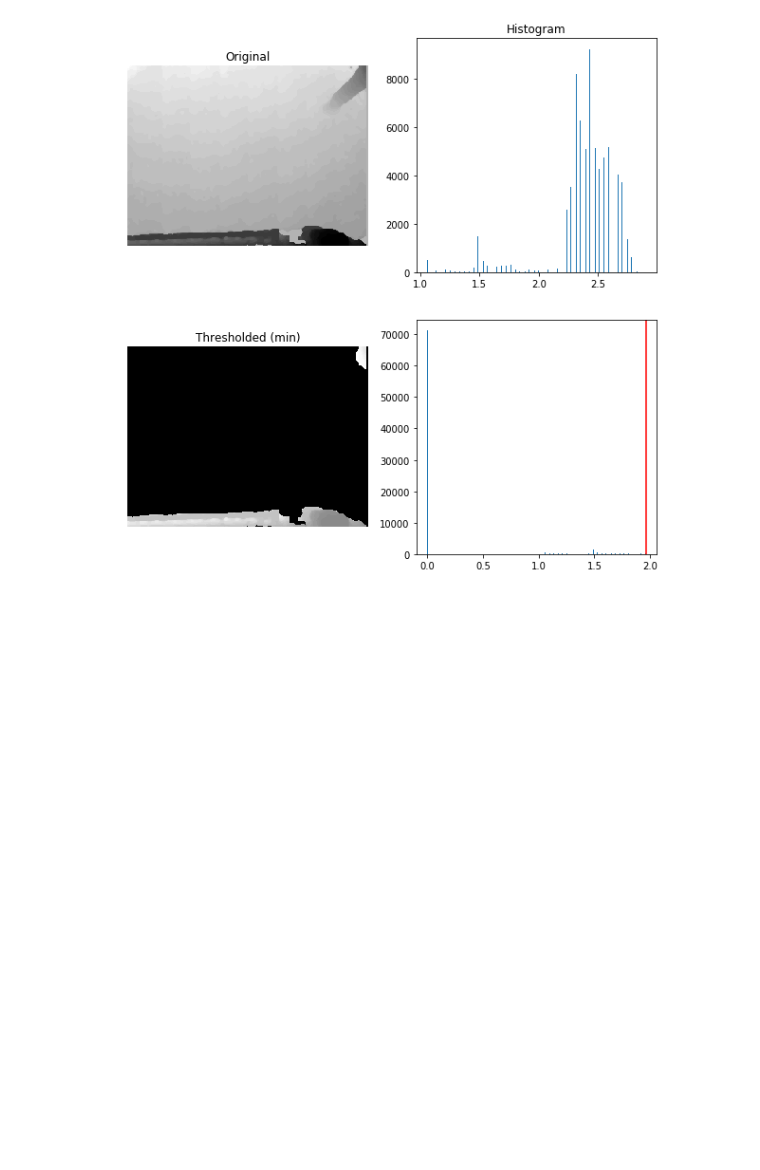
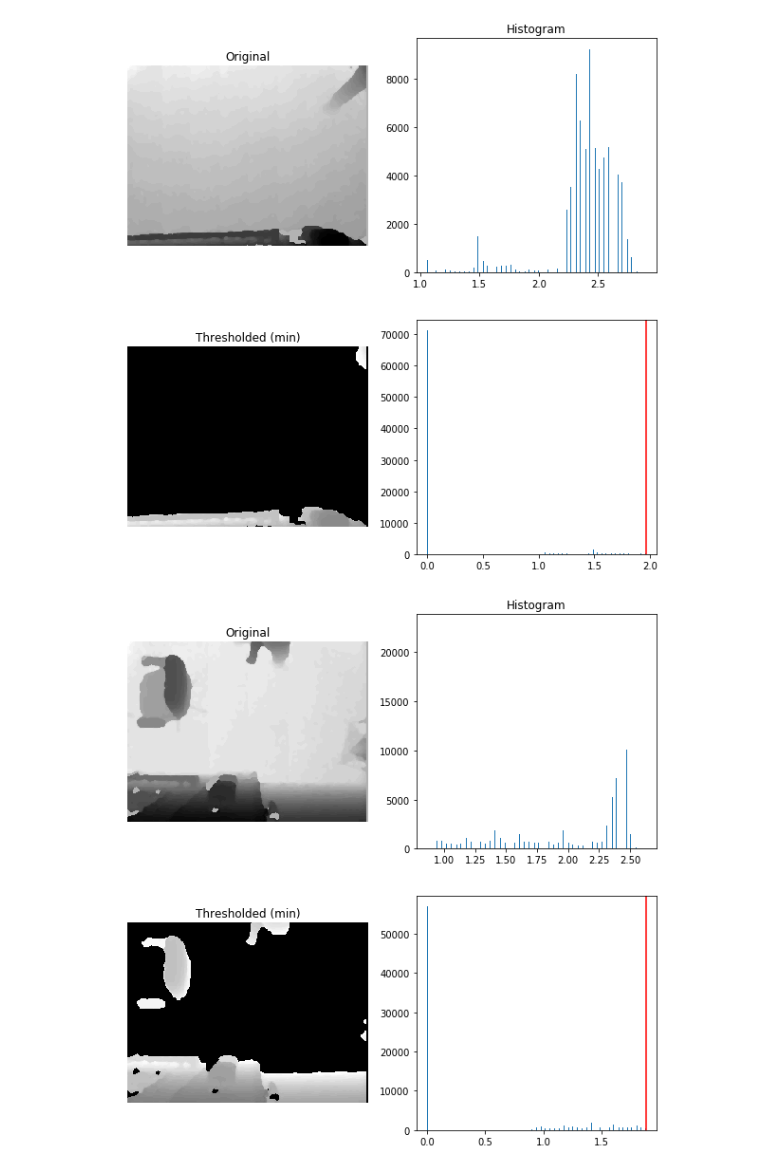
Before and after one commit to cemanuel/hand_hygiene, a Jupyter notebook: viewing_processed_images.ipynb, the cells around one changed output. Drawn from its saved outputs; the diff is of its cells as text; code cells hidden in the pictures; blank space fills up the shorter version.

```diff
--- a/viewing_processed_images.ipynb
+++ b/viewing_processed_images.ipynb
@@ -155,3 +155,36 @@ for a in ax[:, 0]:
 plt.show()
 # %% [output]
 [figure]
+# %%
+data1 = np.load("pac_data/62/0/20160930_083105_378.npz")
+img1 = data1['x'].astype(np.float32)
+img_med1 = ndimage.median_filter(img1, 4)
+binary_mask_temp = img_med1 > 0.1
+img_med1[binary_mask_temp==0] = (np.sum(img_med1) * 1.0) / (240.0 * 320.0)
+img_med1 = ndimage.median_filter(img_med1, 4)
+# %%
+from skimage.filters import threshold_otsu
+
+thresh_min = threshold_otsu(img_med1)
+binary_min = img_med1 > thresh_min
+
+fig, ax = plt.subplots(2, 2, figsize=(10, 10))
+
+ax[0, 0].imshow(img_med1, cmap=plt.cm.gray)
+ax[0, 0].set_title('Original')
+
+ax[0, 1].hist(img_med1.ravel(), bins=256)
+ax[0, 1].set_title('Histogram')
+
+img_med1[binary_min==1] = 0
+ax[1, 0].imshow(img_med1, cmap=plt.cm.gray)
+ax[1, 0].set_title('Thresholded (min)')
+
+ax[1, 1].hist(img_med1.ravel(), bins=256)
+ax[1, 1].axvline(thresh_min, color='r')
+
+for a in ax[:, 0]:
+    a.axis('off')
+plt.show()
+# %% [output]
+[figure, added]
```
Also changed, not shown: parts of 2 cells of this notebook, 5 other files.
